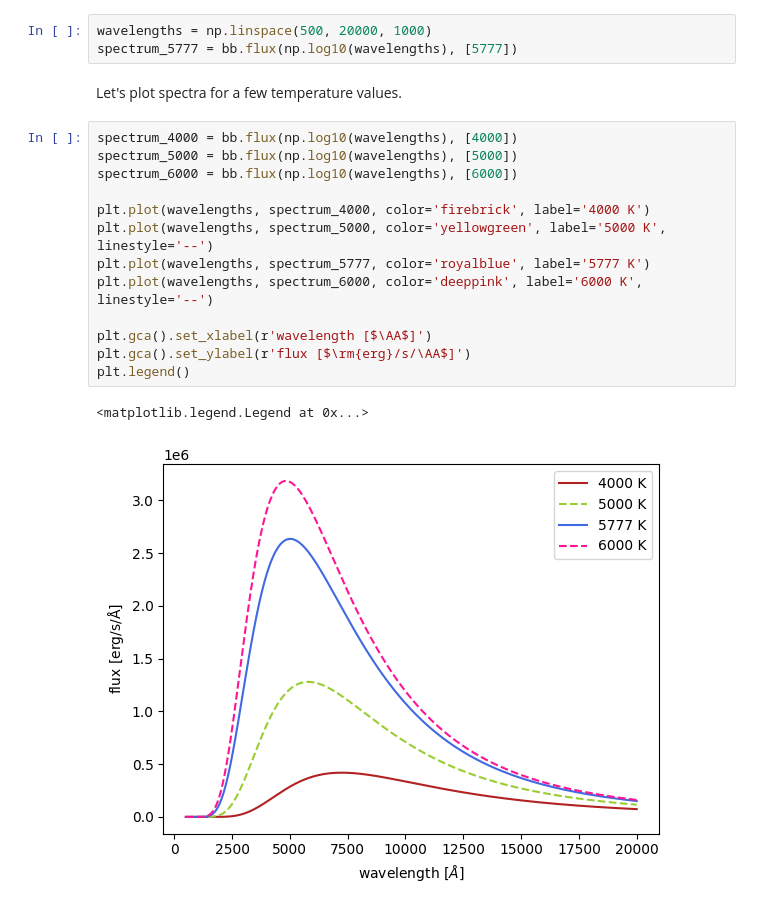
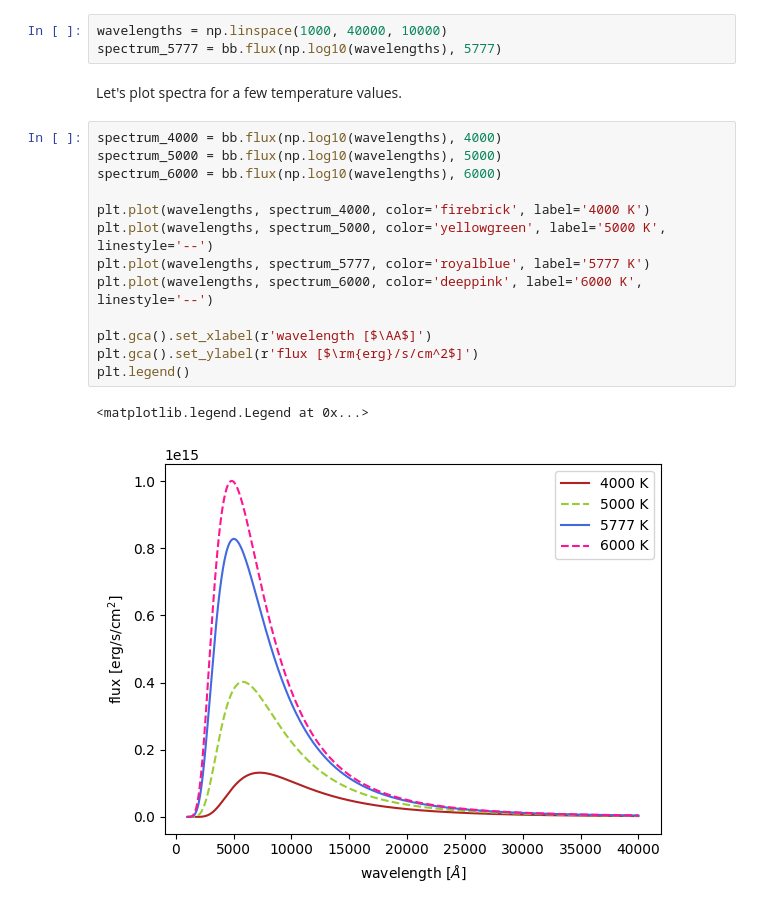
Before and after one commit to RozanskiT/transformer_payne, a Jupyter notebook: tutorial/blackbody_flux.ipynb, the cells around one changed output. Cells and saved outputs as stored; diff of their text form.

```diff
--- a/tutorial/blackbody_flux.ipynb
+++ b/tutorial/blackbody_flux.ipynb
@@ -27,21 +27,21 @@ Wavelengths are expected to be in angstroms, effective temperature in Kelvins, a
 # %%
-wavelengths = np.linspace(500, 20000, 1000)
-spectrum_5777 = bb.flux(np.log10(wavelengths), [5777])
+wavelengths = np.linspace(1000, 40000, 10000)
+spectrum_5777 = bb.flux(np.log10(wavelengths), 5777)
 # %% [markdown]
 Let's plot spectra for a few temperature values.
 # %%
-spectrum_4000 = bb.flux(np.log10(wavelengths), [4000])
-spectrum_5000 = bb.flux(np.log10(wavelengths), [5000])
-spectrum_6000 = bb.flux(np.log10(wavelengths), [6000])
+spectrum_4000 = bb.flux(np.log10(wavelengths), 4000)
+spectrum_5000 = bb.flux(np.log10(wavelengths), 5000)
+spectrum_6000 = bb.flux(np.log10(wavelengths), 6000)
 
 plt.plot(wavelengths, spectrum_4000, color='firebrick', label='4000 K')
 plt.plot(wavelengths, spectrum_5000, color='yellowgreen', label='5000 K', linestyle='--')
 plt.plot(wavelengths, spectrum_5777, color='royalblue', label='5777 K')
 plt.plot(wavelengths, spectrum_6000, color='deeppink', label='6000 K', linestyle='--')
 
 plt.gca().set_xlabel(r'wavelength [$\AA$]')
-plt.gca().set_ylabel(r'flux [$\rm{erg}/s/\AA$]')
+plt.gca().set_ylabel(r'flux [$\rm{erg}/s/cm^2$]')
 plt.legend()
 # %% [output]
 <matplotlib.legend.Legend at 0x...>
-[figure, old version]
+[figure, new version]
```
Also changed, not shown: parts of 3 cells of this notebook, 4 other files.
